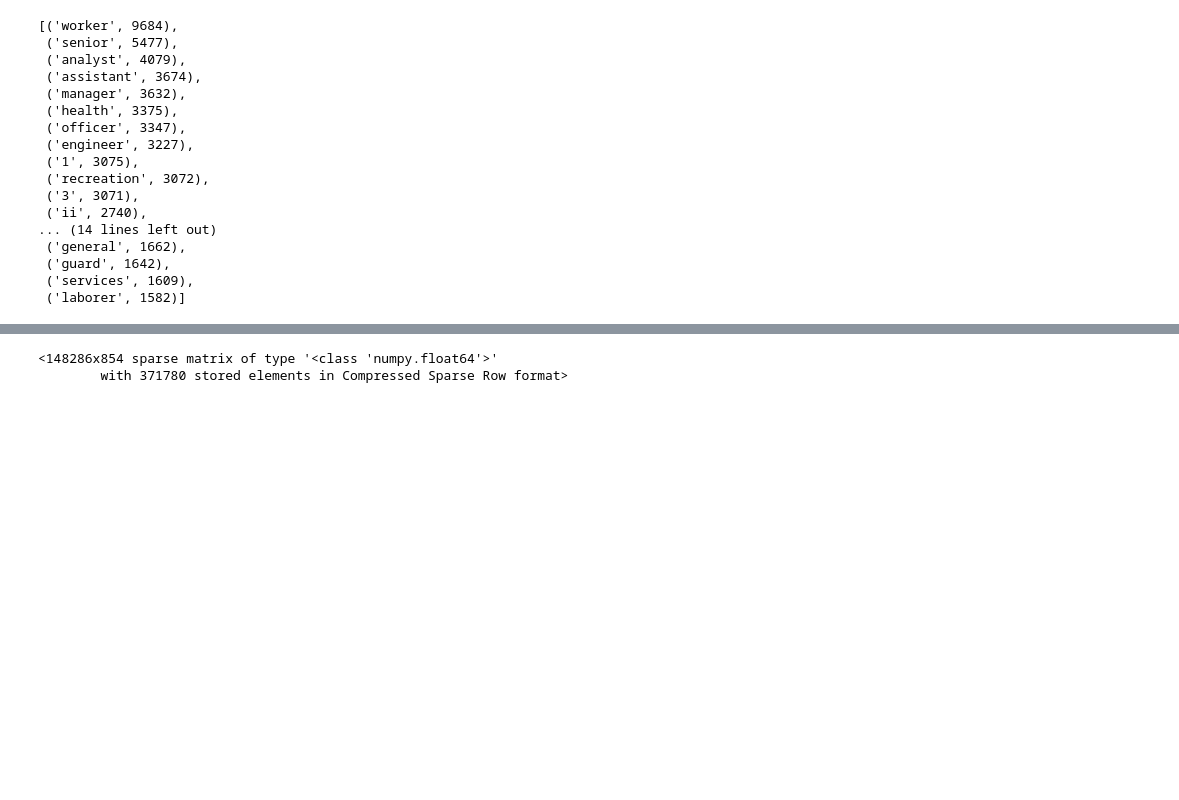
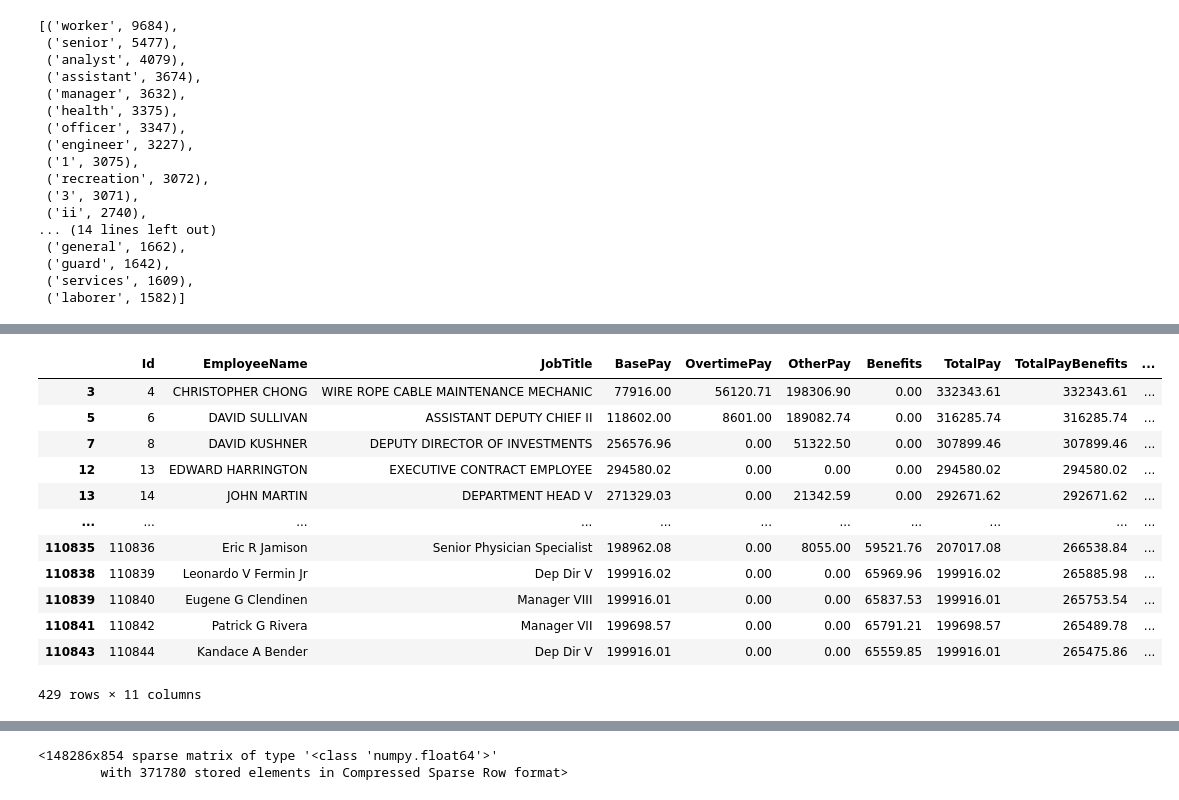
Before and after one commit to savitskaya-om/python, a Jupyter notebook: project/PROJECT.ipynb, the cells around one changed output, grey strips where cells are left out. Saved outputs shown, nothing was run; the diff lists cells and outputs as text; code cells hidden in the pictures; blank space fills up the shorter version.

```diff
--- a/project/PROJECT.ipynb
+++ b/project/PROJECT.ipynb
@@ -514,0 +329,20 @@ from sklearn import tree
+# %%
+idx1 = (sal.iloc[upper]).index
+idx2 = sal[sal.Profession == "TBD"].index
+idx = idx2.intersection(idx1).values
+# %%
+sal.loc[idx]
+# %% [output]
+|  | Id | EmployeeName | JobTitle | BasePay | OvertimePay | OtherPay | Benefits | TotalPay | TotalPayBenefits | ... |
+| 3 | 4 | CHRISTOPHER CHONG | WIRE ROPE CABLE MAINTENANCE MECHANIC | 77916.00 | 56120.71 | 198306.90 | 0.00 | 332343.61 | 332343.61 | ... |
+| 5 | 6 | DAVID SULLIVAN | ASSISTANT DEPUTY CHIEF II | 118602.00 | 8601.00 | 189082.74 | 0.00 | 316285.74 | 316285.74 | ... |
+| 7 | 8 | DAVID KUSHNER | DEPUTY DIRECTOR OF INVESTMENTS | 256576.96 | 0.00 | 51322.50 | 0.00 | 307899.46 | 307899.46 | ... |
+| 12 | 13 | EDWARD HARRINGTON | EXECUTIVE CONTRACT EMPLOYEE | 294580.02 | 0.00 | 0.00 | 0.00 | 294580.02 | 294580.02 | ... |
+| 13 | 14 | JOHN MARTIN | DEPARTMENT HEAD V | 271329.03 | 0.00 | 21342.59 | 0.00 | 292671.62 | 292671.62 | ... |
+| ... | ... | ... | ... | ... | ... | ... | ... | ... | ... | ... |
+| 110835 | 110836 | Eric R Jamison | Senior Physician Specialist | 198962.08 | 0.00 | 8055.00 | 59521.76 | 207017.08 | 266538.84 | ... |
+| 110838 | 110839 | Leonardo V Fermin Jr | Dep Dir V | 199916.02 | 0.00 | 0.00 | 65969.96 | 199916.02 | 265885.98 | ... |
+| 110839 | 110840 | Eugene G Clendinen | Manager VIII | 199916.01 | 0.00 | 0.00 | 65837.53 | 199916.01 | 265753.54 | ... |
+| 110841 | 110842 | Patrick G Rivera | Manager VII | 199698.57 | 0.00 | 0.00 | 65791.21 | 199698.57 | 265489.78 | ... |
+| 110843 | 110844 | Kandace A Bender | Dep Dir V | 199916.01 | 0.00 | 0.00 | 65559.85 | 199916.01 | 265475.86 | ... |
+429 rows × 11 columns
```
Also changed, not shown: parts of 45 cells of this notebook.
